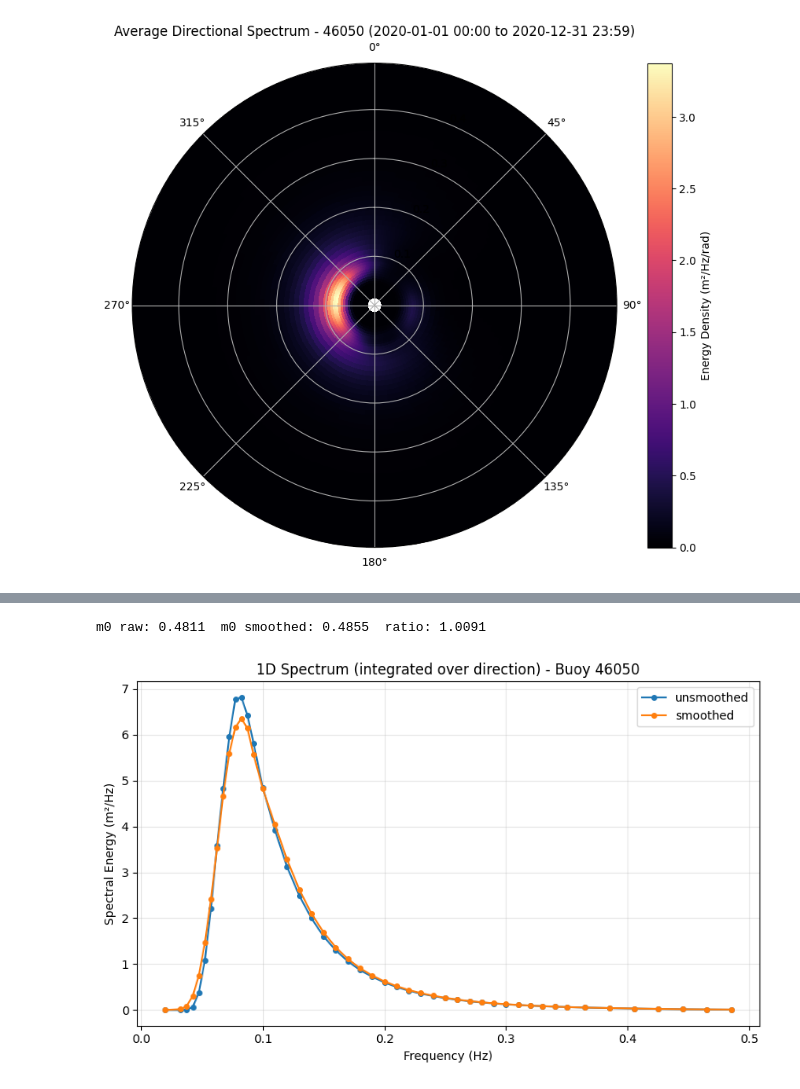
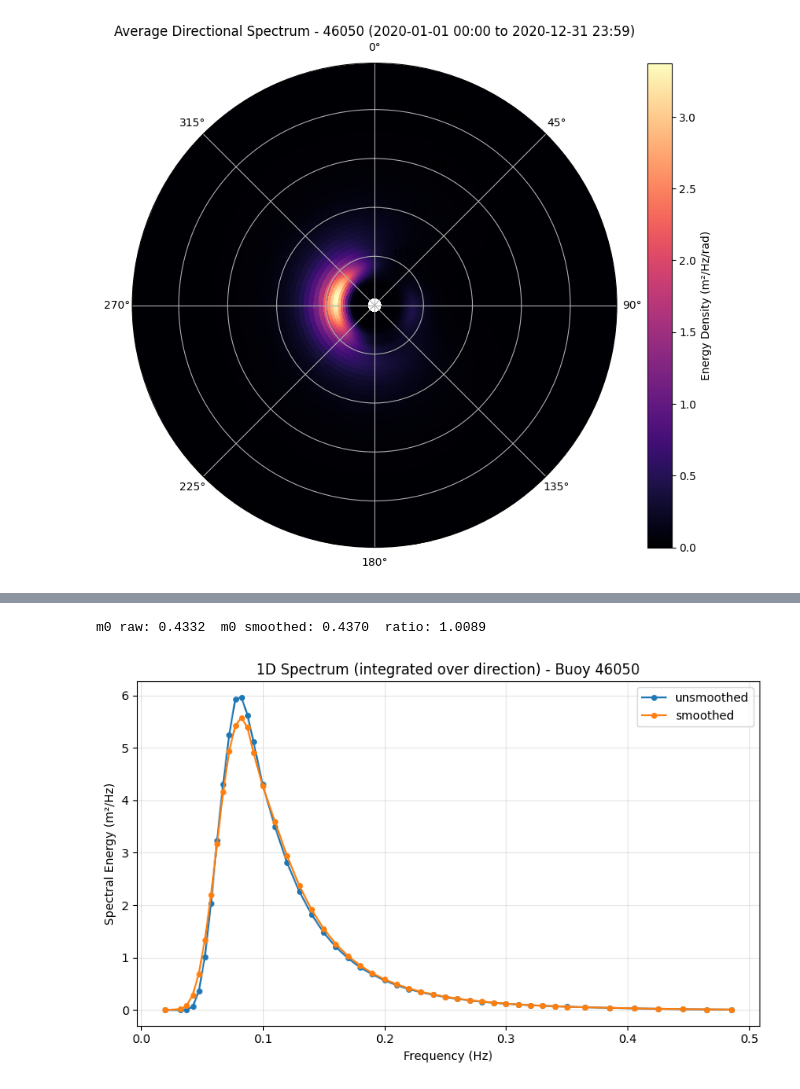
Before and after one commit to GeoOcean/BlueMath_Course_Corvallis, a Jupyter notebook: toolkit/data/NDBC_buoy_data.ipynb, the cells around one changed output, grey strips where cells are left out. Drawn from its saved outputs; the diff is of its cells as text; code cells hidden in the pictures.

```diff
--- a/toolkit/data/NDBC_buoy_data.ipynb
+++ b/toolkit/data/NDBC_buoy_data.ipynb
@@ -403,27 +410,27 @@ Hs reconstructed vs buoy WVHT (46050, 8621 matched records) -> bias: +0.128 m |
 # %%
 ds_out_raw = build_directional_spectrum_dataset(
     alpha1_df, alpha2_df, r1_df, r2_df, c11_df, buoy_lat, buoy_lon,
 )
 
-spec1d_raw = ds_out_raw["efth"].integrate("dir").mean(dim="time")
-spec1d_smooth = ds_out["efth"].integrate("dir").mean(dim="time")
+spec1d_raw = integrate_dir_periodic(ds_out_raw["efth"]).mean(dim="time")
+spec1d_smooth = integrate_dir_periodic(ds_out["efth"]).mean(dim="time")
 
 m0_raw = np.trapz(spec1d_raw.values, ds_out["freq"].values)
 m0_smooth = np.trapz(spec1d_smooth.values, ds_out["freq"].values)
 print(f"m0 raw: {m0_raw:.4f}  m0 smoothed: {m0_smooth:.4f}  ratio: {m0_smooth / m0_raw:.4f}")
 
 fig, ax = plt.subplots(figsize=(8, 5))
 ax.plot(ds_out["freq"].values, spec1d_raw.values, "o-", label="unsmoothed", markersize=4)
 ax.plot(ds_out["freq"].values, spec1d_smooth.values, "o-", label="smoothed", markersize=4)
 ax.set_xlabel("Frequency (Hz)")
 ax.set_ylabel("Spectral Energy (m²/Hz)")
 ax.set_title(f"1D Spectrum (integrated over direction) - Buoy {buoy_id}")
 ax.grid(True, alpha=0.3)
 ax.legend()
 plt.tight_layout()
 # %% [output]
-m0 raw: 0.4811  m0 smoothed: 0.4855  ratio: 1.0091
+m0 raw: 0.4332  m0 smoothed: 0.4370  ratio: 1.0089
-[figure, old version]
+[figure, new version]
 # %%
 import matplotlib.pyplot as plt
 import numpy as np
```
Also changed, not shown: parts of 5 cells of this notebook, 1 other file.
